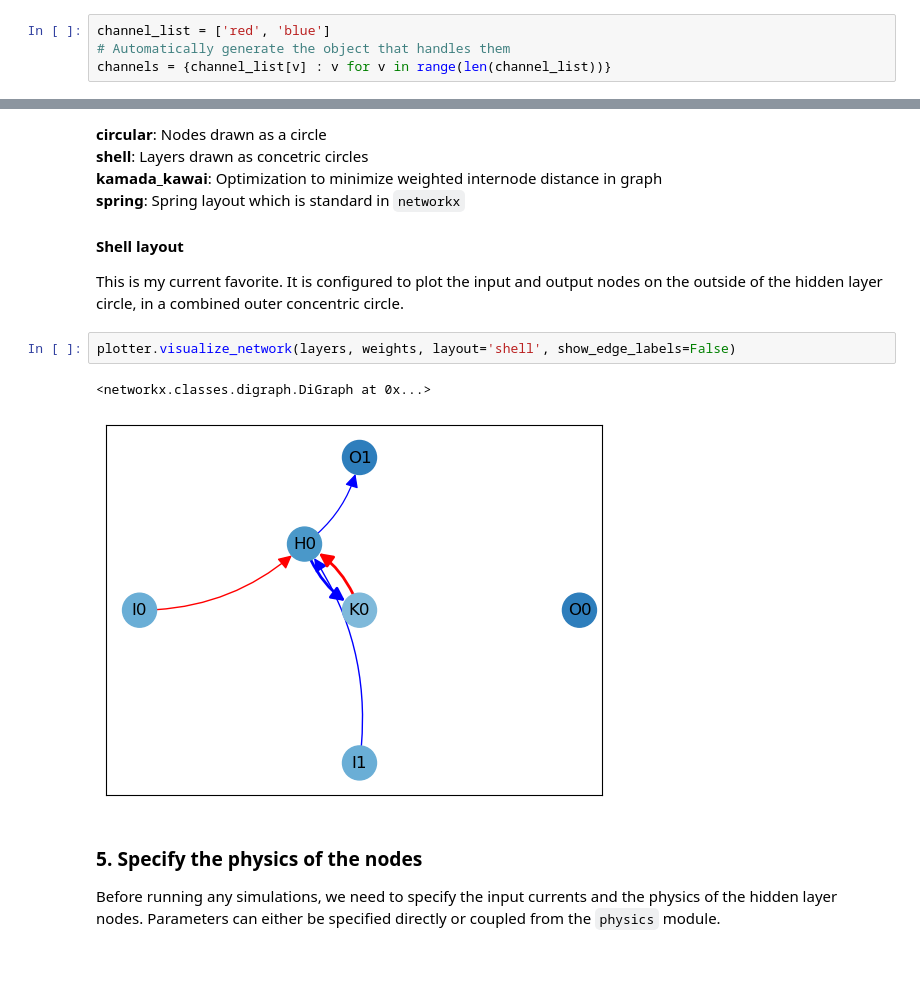
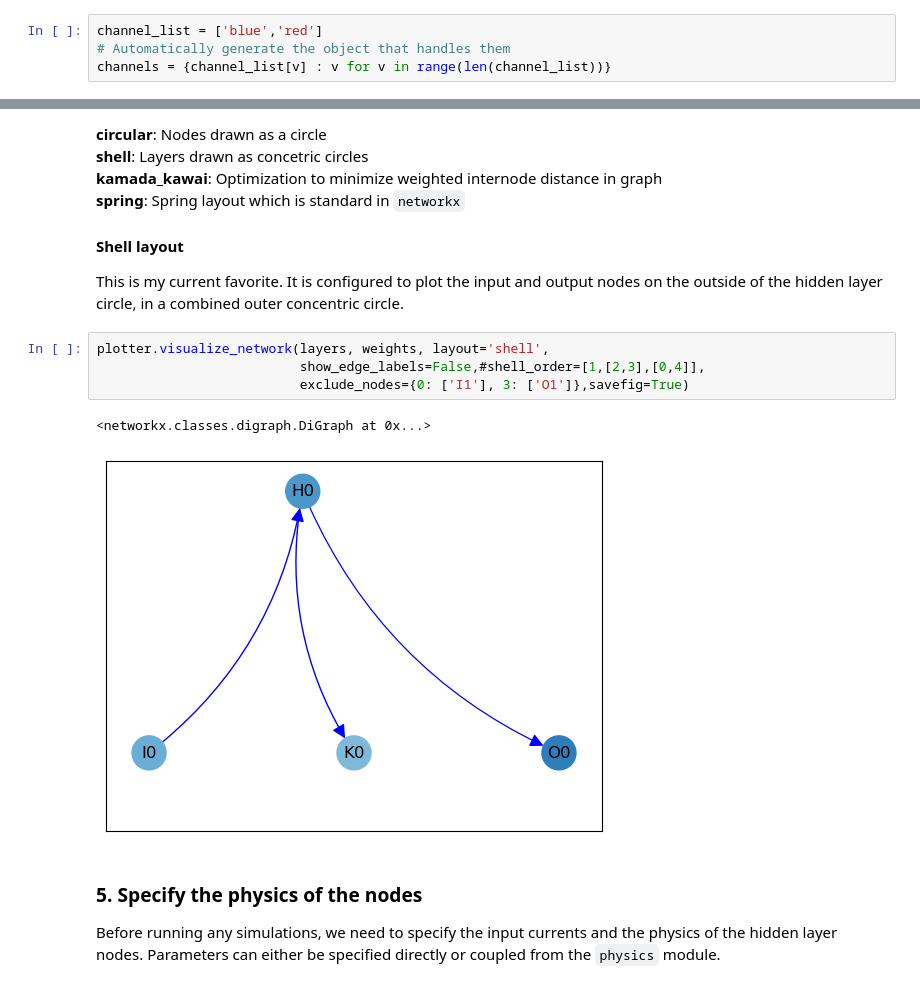
Before and after one commit to ahmedD67/dynamic-nanobrain-test-env, a Jupyter notebook: TemporalFilter.ipynb, the cells around one changed output, grey strips where cells are left out. Drawn from its saved outputs; the diff is of its cells as text.

```diff
--- a/TemporalFilter.ipynb
+++ b/TemporalFilter.ipynb
@@ -17,7 +20,7 @@ import logger
 ### 1. Define the broadcasting channels of the network
 This is done by creating a list of the channel names. The names are arbitrary and can be set by the user, such as 'postive', 'negative' or explicit wavelenghts like '870 nm', '700 nm'. Here I chose the colors 'red' and 'blue'.
 # %%
-channel_list = ['red', 'blue']
+channel_list = ['blue','red']
 # Automatically generate the object that handles them
 channels = {channel_list[v] : v for v in range(len(channel_list))}
 # %% [markdown]
@@ -80,10 +83,12 @@ The `plotter` module supplies functions to visualize the network structure. The
 #### Shell layout
 This is my current favorite. It is configured to plot the input and output nodes on the outside of the hidden layer circle, in a combined outer concentric circle.
 # %%
-plotter.visualize_network(layers, weights, layout='shell', show_edge_labels=False)
+plotter.visualize_network(layers, weights, layout='shell',
+                          show_edge_labels=False,#shell_order=[1,[2,3],[0,4]],
+                          exclude_nodes={0: ['I1'], 3: ['O1']},savefig=True)
 # %% [output]
 <networkx.classes.digraph.DiGraph at 0x...>
-[figure, old version]
+[figure, new version]
 # %% [markdown]
 ### 5. Specify the physics of the nodes
 Before running any simulations, we need to specify the input currents and the physics of the hidden layer nodes. Parameters can either be specified directly or coupled from the `physics` module.
```
Also changed, not shown: parts of 13 cells of this notebook, 7 other files.
